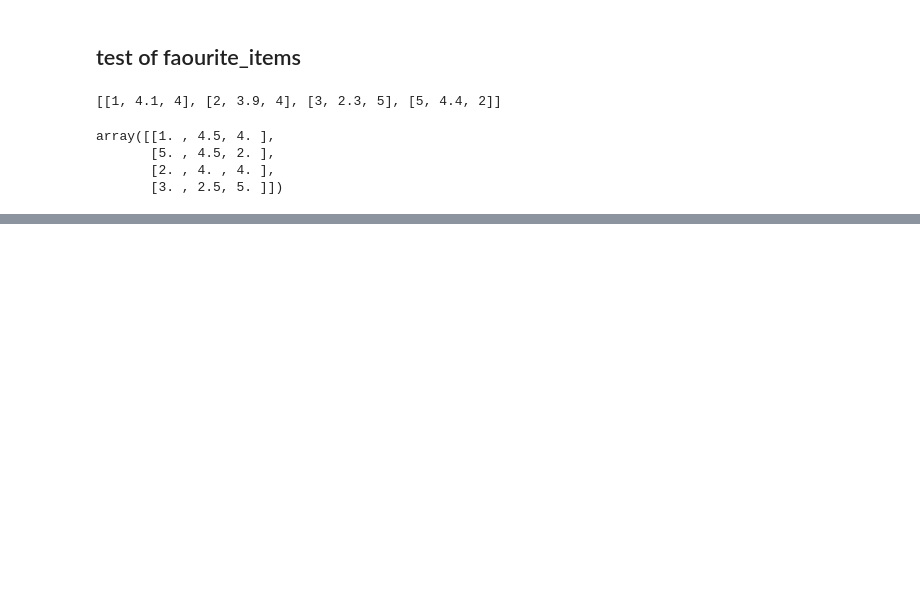
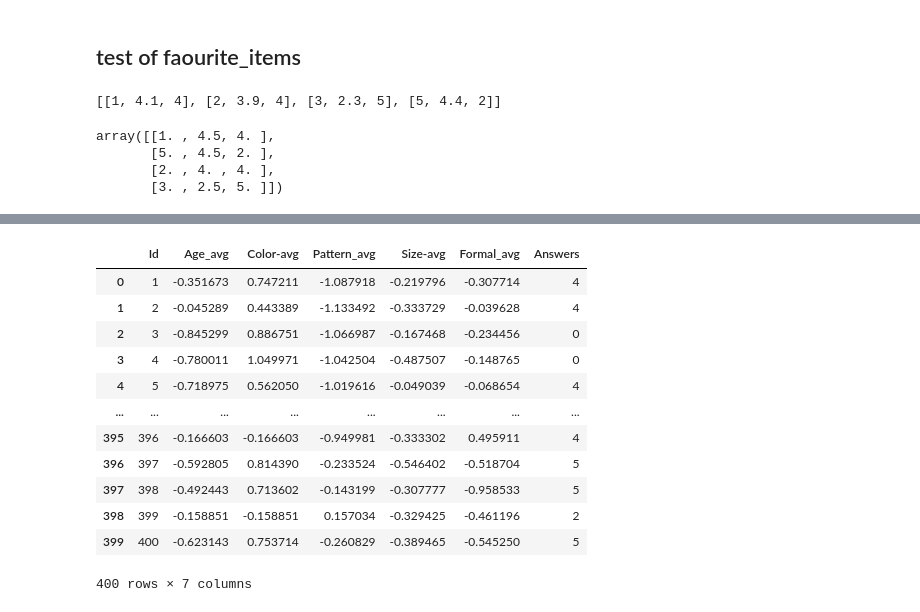
Before and after one commit to E-Ghafour/Clothes-Recomendation-System, a Jupyter notebook: Recomendation_System/Sabkino.ipynb, the cells around one changed output, grey strips where cells are left out. Drawn from its saved outputs; the diff is of its cells as text; code cells hidden in the pictures; blank space fills up the shorter version.

```diff
--- a/Recomendation_System/Sabkino.ipynb
+++ b/Recomendation_System/Sabkino.ipynb
@@ -437,0 +521,16 @@ recommendationSystem.get_data()
+# %%
+recommendationSystem.get_data()
+# %% [output]
+|  | Id | Age_avg | Color-avg | Pattern_avg | Size-avg | Formal_avg | Answers |
+| 0 | 1 | -0.351673 | 0.747211 | -1.087918 | -0.219796 | -0.307714 | 4 |
+| 1 | 2 | -0.045289 | 0.443389 | -1.133492 | -0.333729 | -0.039628 | 4 |
+| 2 | 3 | -0.845299 | 0.886751 | -1.066987 | -0.167468 | -0.234456 | 0 |
+| 3 | 4 | -0.780011 | 1.049971 | -1.042504 | -0.487507 | -0.148765 | 0 |
+| 4 | 5 | -0.718975 | 0.562050 | -1.019616 | -0.049039 | -0.068654 | 4 |
+| ... | ... | ... | ... | ... | ... | ... | ... |
+| 395 | 396 | -0.166603 | -0.166603 | -0.949981 | -0.333302 | 0.495911 | 4 |
+| 396 | 397 | -0.592805 | 0.814390 | -0.233524 | -0.546402 | -0.518704 | 5 |
+| 397 | 398 | -0.492443 | 0.713602 | -0.143199 | -0.307777 | -0.958533 | 5 |
+| 398 | 399 | -0.158851 | -0.158851 | 0.157034 | -0.329425 | -0.461196 | 2 |
+| 399 | 400 | -0.623143 | 0.753714 | -0.260829 | -0.389465 | -0.545250 | 5 |
+400 rows × 7 columns
```
Also changed, not shown: parts of 15 cells of this notebook, 1 other file.
